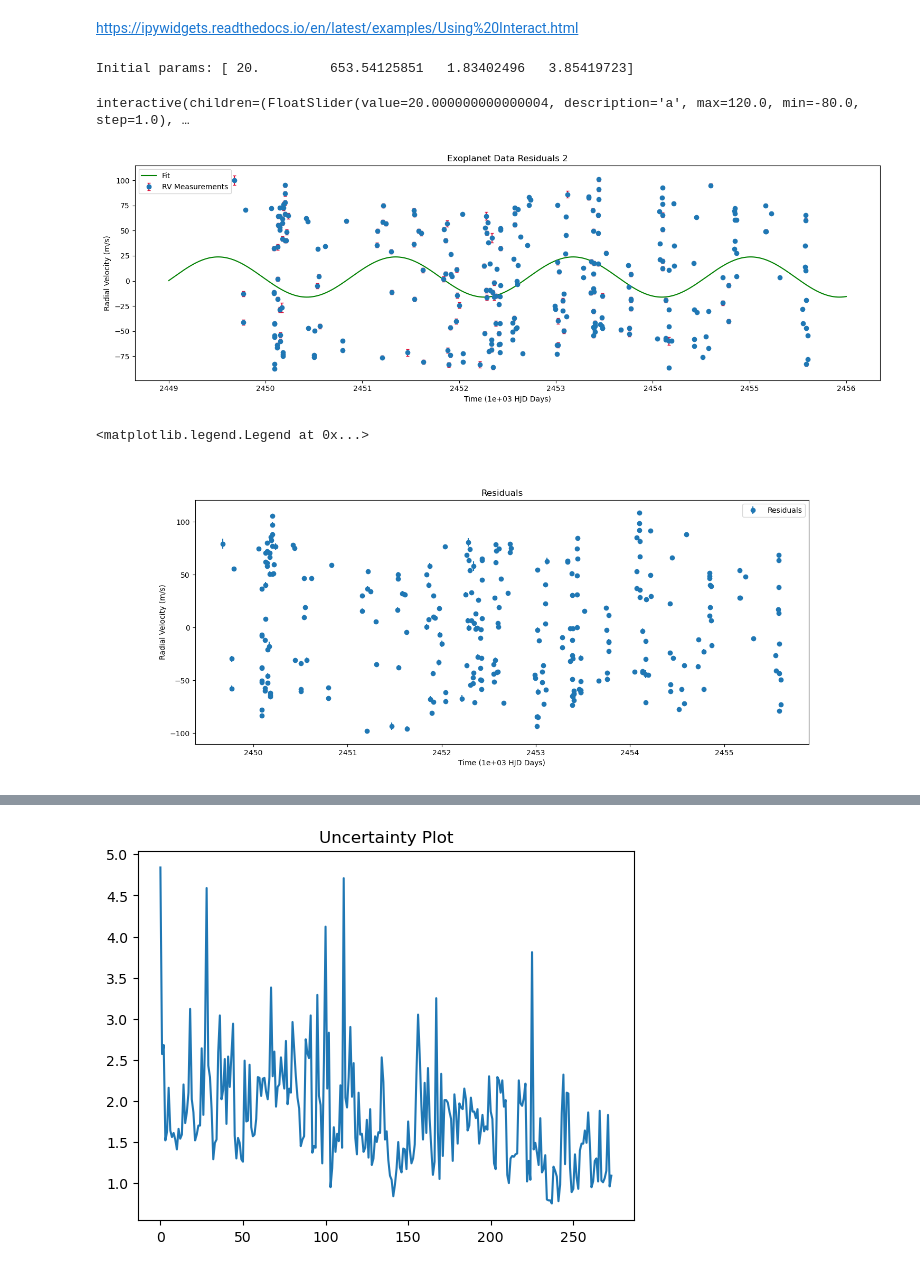
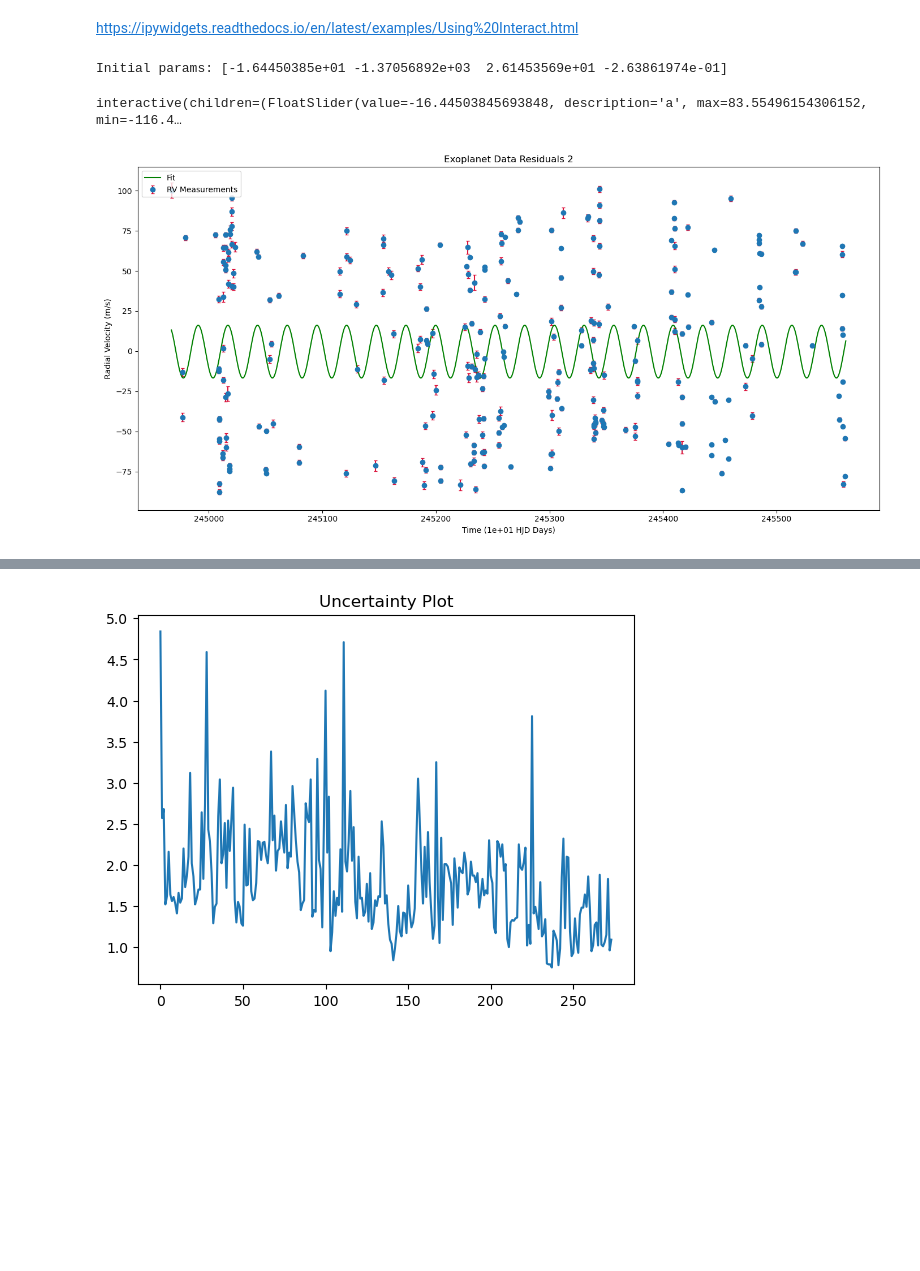
Before and after one commit to djlouie/ASTR-19-Group-Project, a Jupyter notebook: astr19-group-project.ipynb, the cells around one changed output, grey strips where cells are left out. Drawn from its saved outputs; the diff is of its cells as text; code cells hidden in the pictures; blank space fills up the shorter version.

```diff
--- a/astr19-group-project.ipynb
+++ b/astr19-group-project.ipynb
@@ -78,7 +64,7 @@ hjd = data.columns["HJD"]
 radial_velocity = data.columns["Radial_Velocity"]
 uncertainty = data.columns["Radial_Velocity_Uncertainty"]
 
-scalar = 1e3
+scalar = 1e1
 scaled_hjd = hjd / scalar
 
 plt.figure(figsize=(10, 7))
@@ -104,7 +90,7 @@ from scipy import optimize
 def f_curve(x, a, b, c, d):
     return a * np.sin(2.0*np.pi * (x - b) / c) + d
 
-initial_guess = [5, 1, 5, 0]
+initial_guess = [45, 1, 500, 0]
 
 # we can help scipy find the best fit value by providing the initial guess ourselves
 # this worked but the parameters are not quite those expected
@@ -112,13 +98,7 @@ params, params_cov = optimize.curve_fit(f_curve, scaled_hjd, radial_velocity, si
                                         p0=initial_guess)
 
 
-# # in particularly difficult cases we can also provide boundaries to explore parameter ranges
-# initial_guess = [3,1,2,-1]
-# lower_bound = [3,1,2,-2]
-# upper_bound = [4,2,3,-1]
-# params, params_cov = optimize.curve_fit(f_curve, x, y, sigma = y_err, absolute_sigma=True,
-#             p0 = initial_guess,
-#             bounds = (lower_bound, upper_bound))
+params1 = params
 
 
 print(f"Fitted params: {params}")
@@ -137,4 +117,5 @@ plt.xlabel(f"Time ({scalar:.0e} HJD Days)")
 plt.ylabel("Radial Velocity (m/s)")
 
 plt.legend()
+plt.show()
 # %% [output]
@@ -190,16 +158,18 @@ Residuals RMS is   52.2120803969826213
 # %%
 residuals1 = residuals
 # %%
-initial_guess = [25, 0, 2.5, 0]
+initial_guess = [5, 1, 26, 1]
 
-lower_bound = [20, -np.inf, 0, -np.inf]
-upper_bound = [30, np.inf, 10, np.inf]
+# lower_bound = [20, -np.inf, 0, -np.inf]
+# upper_bound = [30, np.inf, 10, np.inf]
 
 #curve fit
 params, params_cov = optimize.curve_fit(f_curve, scaled_hjd, residuals1, sigma = uncertainty, absolute_sigma=True,
                                         p0=initial_guess,
-                                        bounds = (lower_bound, upper_bound)
+                                        # bounds = (lower_bound, upper_bound)
                                         )
+
+params2 = params
 
 print(f"Fitted params: {params}")
 
@@ -249,61 +218,44 @@ import ipywidgets as widgets
 %matplotlib widget
 
 # Create figure
-fig, ax = plt.subplots(1, 1, figsize=(15, 5))
+fig, ax = plt.subplots(1, 1, figsize=(14, 7))
 
 # Initial plot
 ax.errorbar(x=scaled_hjd, y=residuals1, yerr=uncertainty,
             fmt="o", ecolor='crimson', capsize=2, label="RV Measurements")
 
 # Initial line
 line1, = ax.plot(x_fit, y_fit, 'g-', label='Fit')
 
 ax.set_title("Exoplanet Data Residuals 2")
 ax.set_xlabel(f"Time ({scalar:.0e} HJD Days)")
 ax.set_ylabel("Radial Velocity (m/s)")
 ax.legend(frameon=True, loc='upper left')
 plt.tight_layout()
 
 # Print the parameters (assumed to be a list or array of 4 floats)
-print("Initial params:", params)
+print("Initial params:", params2)
 
 # Define the update function that takes all 4 parameters as input
 def update(a, b, c, d):
     y = f_curve(x_fit, a, b, c, d)
     line1.set_data(x_fit, y)
     fig.canvas.draw_idle()
 
 # Create sliders ±100 around each param
 sliders = {
-    'a': widgets.FloatSlider(value=params[0], min=params[0]-100, max=params[0]+100, step=1, description='a'),
-    'b': widgets.FloatSlider(value=params[1], min=params[1]-100, max=params[1]+100, step=0.1, description='b'),
-    'c': widgets.FloatSlider(value=params[2], min=params[2]-10, max=params[2]+10, step=0.01, description='c'),
-    'd': widgets.FloatSlider(value=params[3], min=params[3]-100, max=params[3]+100, step=1, description='d'),
+    'a': widgets.FloatSlider(value=params2[0], min=params2[0]-100, max=params2[0]+100, step=1, description='a'),
+    'b': widgets.FloatSlider(value=params2[1], min=params2[1]-100, max=params2[1]+100, step=0.1, description='b'),
+    'c': widgets.FloatSlider(value=params2[2], min=params2[2]-100, max=params2[2]+100, step=0.1, description='c'),
+    'd': widgets.FloatSlider(value=params2[3], min=params2[3]-100, max=params2[3]+100, step=1, description='d'),
 }
 
 
 out = widgets.interactive(update, a=sliders['a'], b=sliders['b'], c=sliders['c'], d=sliders['d'])
 
 # Display everything
 display(out)
 # %% [output]
-Initial params: [ 20.         653.54125851   1.83402496   3.85419723]
+Initial params: [-1.64450385e+01 -1.37056892e+03  2.61453569e+01 -2.63861974e-01]
-interactive(children=(FloatSlider(value=20.000000000000004, description='a', max=120.0, min=-80.0, step=1.0), …
+interactive(children=(FloatSlider(value=-16.44503845693848, description='a', max=83.55496154306152, min=-116.4…
-[figure, old version]
+[figure, new version]
-# %%
-# calculate residual2
-y_pred = f_curve(scaled_hjd, *params)
-residuals2 = residuals1 - y_pred
-
-plt.figure(figsize=(15, 6))
-
-# plot residual2
-plt.errorbar(scaled_hjd, residuals2, uncertainty, fmt='o', label='Residuals')
-
-plt.xlabel(f"Time ({scalar:.0e} HJD Days)")
-plt.ylabel("Radial Velocity (m/s)")
-plt.title("Residuals")
-plt.legend(frameon=True,fontsize=10,handletextpad=1)
-# %% [output]
-<matplotlib.legend.Legend at 0x...>
-[figure, removed]
```
Also changed, not shown: parts of 48 cells of this notebook, 1 other file.
